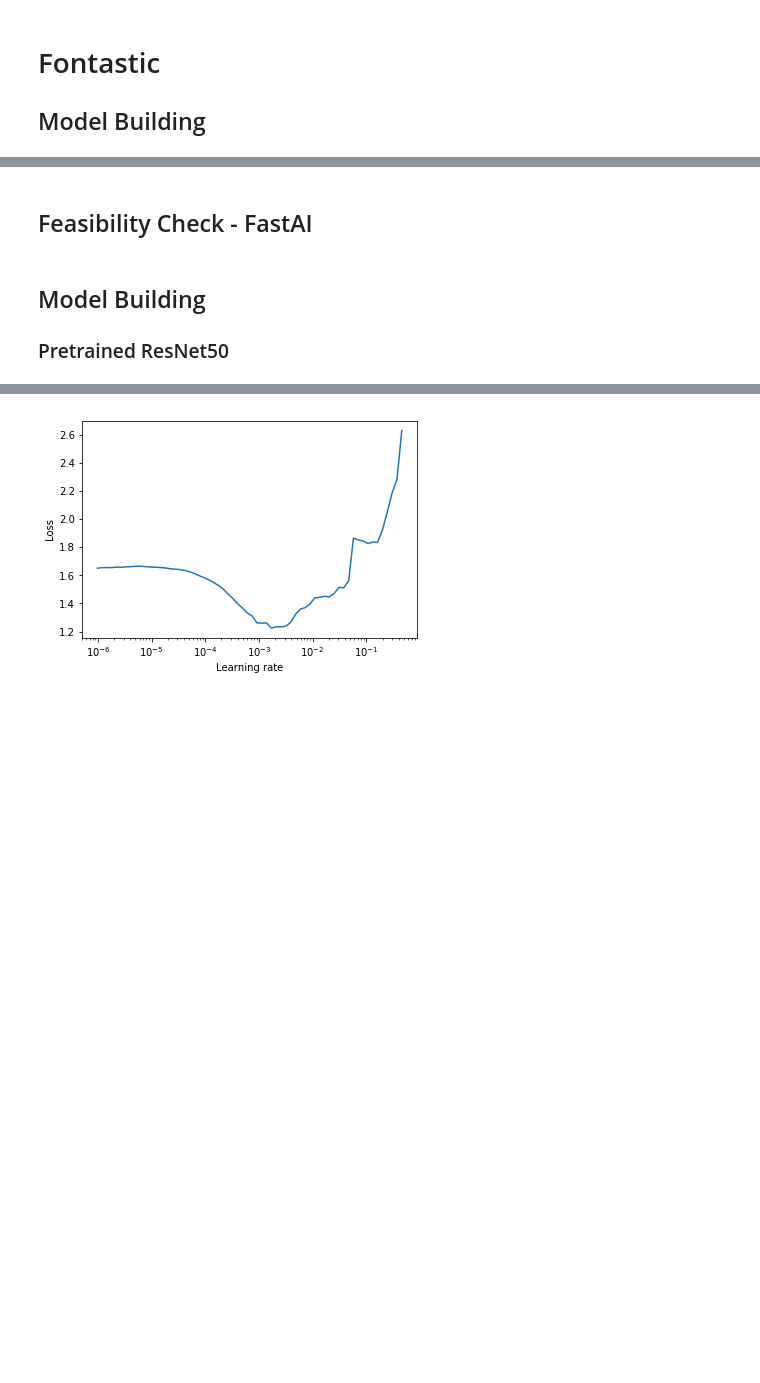
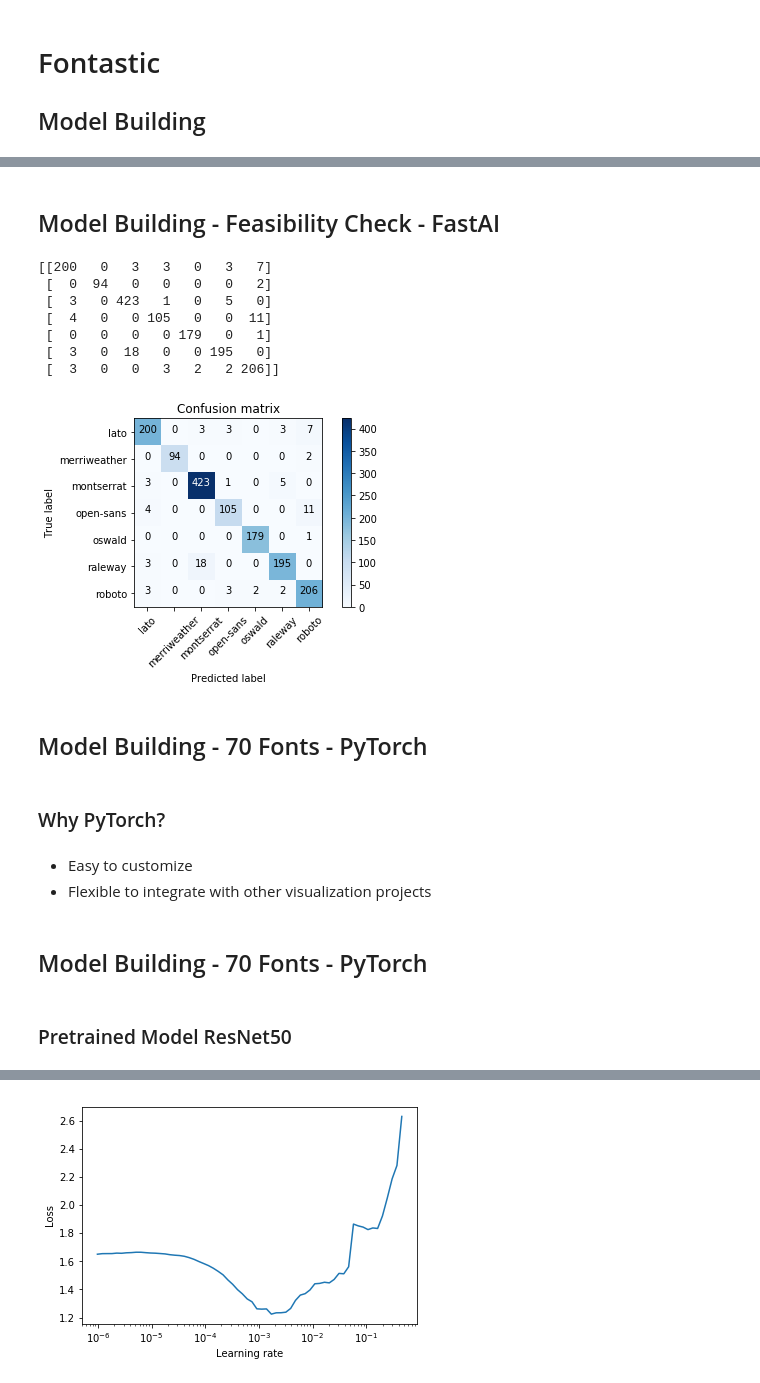
Before and after one commit to deep-learning-for-humans/fontastic, a Jupyter notebook: deep-learning-for-fonts-strata.ipynb, the cells around one changed output, grey strips where cells are left out. Saved outputs shown, nothing was run; the diff lists cells and outputs as text; code cells hidden in the pictures; blank space fills up the shorter version.

```diff
--- a/deep-learning-for-fonts-strata.ipynb
+++ b/deep-learning-for-fonts-strata.ipynb
@@ -137,0 +141,14 @@ With this we have the ability to generate large number of training images
+# %%
+PATH = "data/"
+sz=225
+arch=resnet50
+bs=28
+
+tfms = tfms_from_model(arch, sz, aug_tfms=transforms_side_on, max_zoom=1.1)
+data = ImageClassifierData.from_paths(PATH, tfms=tfms, bs=bs, num_workers=4)
+learn = ConvLearner.pretrained(arch, data, precompute=True, ps=0.5)
+
+learn.unfreeze()
+lr=np.array([1e-4,1e-3,1e-2])
+
+learn.fit(lr, 6, cycle_len=1)
@@ -138,6 +163,26 @@ With this we have the ability to generate large number of training images
 # %% [markdown]
-## Feasibility Check - FastAI
+## Model Building - Feasibility Check - FastAI
+# %%
+cm = confusion_matrix(y, preds)
+
+plot_confusion_matrix(cm, data.classes)
+# %% [output]
+[[200   0   3   3   0   3   7]
+ [  0  94   0   0   0   0   2]
+ [  3   0 423   1   0   5   0]
+ [  4   0   0 105   0   0  11]
+ [  0   0   0   0 179   0   1]
+ [  3   0  18   0   0 195   0]
+ [  3   0   0   3   2   2 206]]
+[figure, added]
+# %% [markdown]
+## Model Building - 70 Fonts - PyTorch
+# %% [markdown]
+### Why PyTorch?
+# %% [markdown]
+* Easy to customize
+* Flexible to integrate with other visualization projects
+# %% [markdown]
+## Model Building - 70 Fonts - PyTorch
 # %% [markdown]
-## Model Building
-
-### Pretrained ResNet50
+### Pretrained Model ResNet50
```
Also changed, not shown: parts of 20 cells of this notebook.
